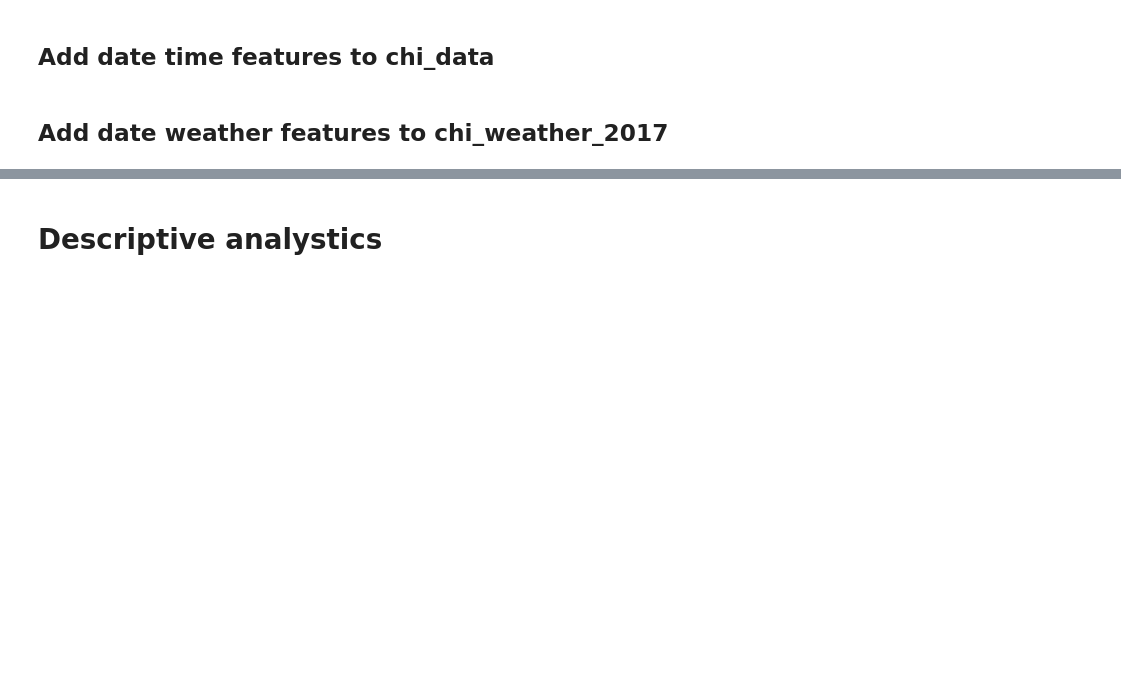
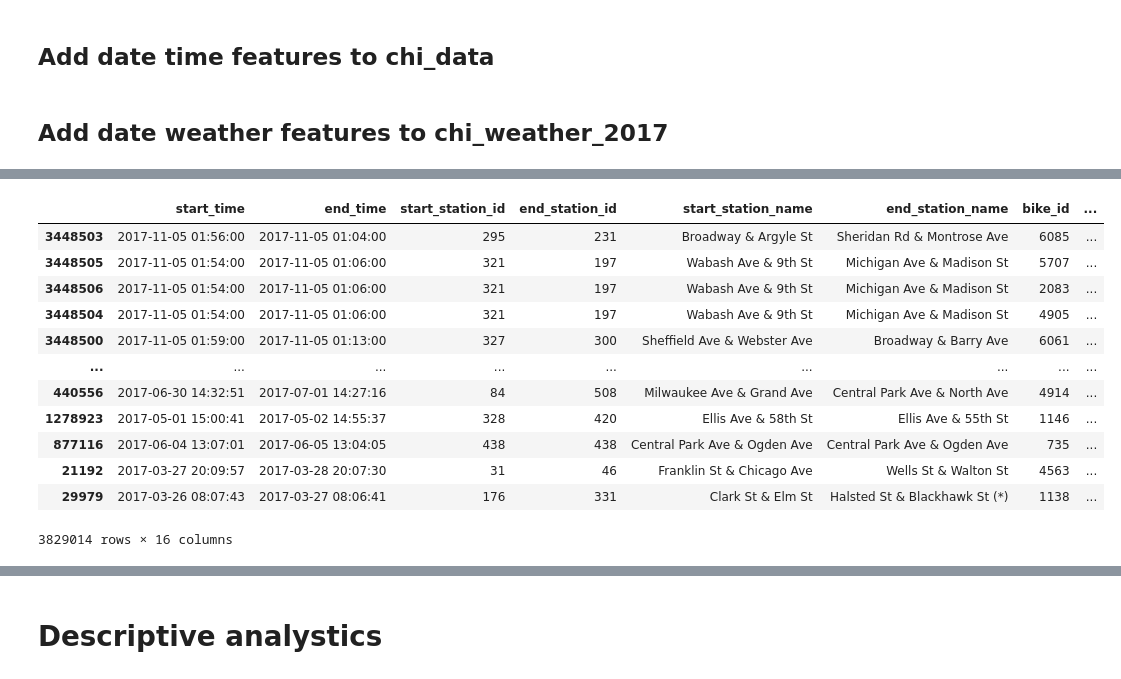
Before and after one commit to NeffIsBack/ThePredictors_DSML_Team_Assignment, a Jupyter notebook: Descriptive_Analytics.ipynb, the cells around one changed output, grey strips where cells are left out. Drawn from its saved outputs; the diff is of its cells as text; code cells hidden in the pictures; blank space fills up the shorter version.

```diff
--- a/Descriptive_Analytics.ipynb
+++ b/Descriptive_Analytics.ipynb
@@ -88,4 +43,0 @@ chi_data['start_time'] = pd.to_datetime(chi_data.start_time)
-# %%
-chi_data['end_time'] =  pd.to_datetime(chi_data.end_time)
-# %%
-chi_data.sort_values(by= 'start_time', inplace = True)
@@ -118,4 +43,0 @@ dtype: int64
-# %%
-x = chi_data.trip_id.value_counts()
-x
-#checking if trip_ids are unique
@@ -129,3 +43,0 @@ chi_data_test
-# %%
-chi_data.drop_duplicates(inplace=True, ignore_index=True)
-#deleting duplicate listed trips
@@ -211,0 +164,16 @@ chi_weather_2017["mean_temp"] = (chi_weather_2017['max_temp']+chi_weather_2017['
+# %%
+chi_data.sort_values (by= 'Duration')
+# %% [output]
+|  | start_time | end_time | start_station_id | end_station_id | start_station_name | end_station_name | bike_id | ... |
+| 3448503 | 2017-11-05 01:56:00 | 2017-11-05 01:04:00 | 295 | 231 | Broadway & Argyle St | Sheridan Rd & Montrose Ave | 6085 | ... |
+| 3448505 | 2017-11-05 01:54:00 | 2017-11-05 01:06:00 | 321 | 197 | Wabash Ave & 9th St | Michigan Ave & Madison St | 5707 | ... |
+| 3448506 | 2017-11-05 01:54:00 | 2017-11-05 01:06:00 | 321 | 197 | Wabash Ave & 9th St | Michigan Ave & Madison St | 2083 | ... |
+| 3448504 | 2017-11-05 01:54:00 | 2017-11-05 01:06:00 | 321 | 197 | Wabash Ave & 9th St | Michigan Ave & Madison St | 4905 | ... |
+| 3448500 | 2017-11-05 01:59:00 | 2017-11-05 01:13:00 | 327 | 300 | Sheffield Ave & Webster Ave | Broadway & Barry Ave | 6061 | ... |
+| ... | ... | ... | ... | ... | ... | ... | ... | ... |
+| 440556 | 2017-06-30 14:32:51 | 2017-07-01 14:27:16 | 84 | 508 | Milwaukee Ave & Grand Ave | Central Park Ave & North Ave | 4914 | ... |
+| 1278923 | 2017-05-01 15:00:41 | 2017-05-02 14:55:37 | 328 | 420 | Ellis Ave & 58th St | Ellis Ave & 55th St | 1146 | ... |
+| 877116 | 2017-06-04 13:07:01 | 2017-06-05 13:04:05 | 438 | 438 | Central Park Ave & Ogden Ave | Central Park Ave & Ogden Ave | 735 | ... |
+| 21192 | 2017-03-27 20:09:57 | 2017-03-28 20:07:30 | 31 | 46 | Franklin St & Chicago Ave | Wells St & Walton St | 4563 | ... |
+| 29979 | 2017-03-26 08:07:43 | 2017-03-27 08:06:41 | 176 | 331 | Clark St & Elm St | Halsted St & Blackhawk St (*) | 1138 | ... |
+3829014 rows × 16 columns
```
Also changed, not shown: parts of 74 cells of this notebook.
